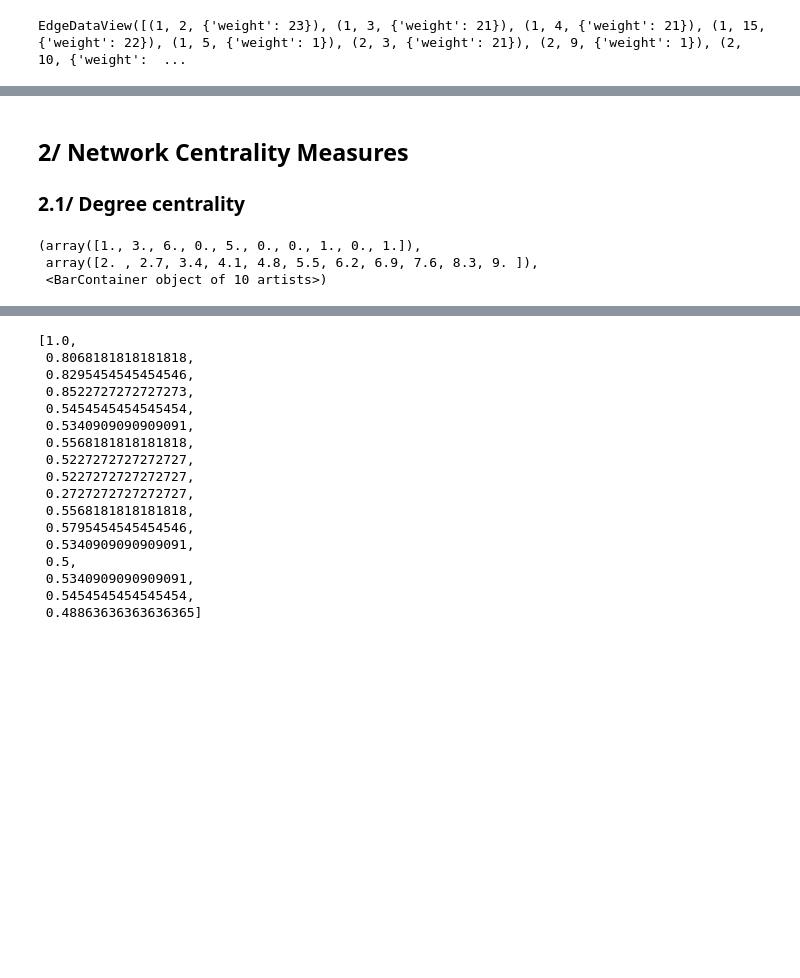
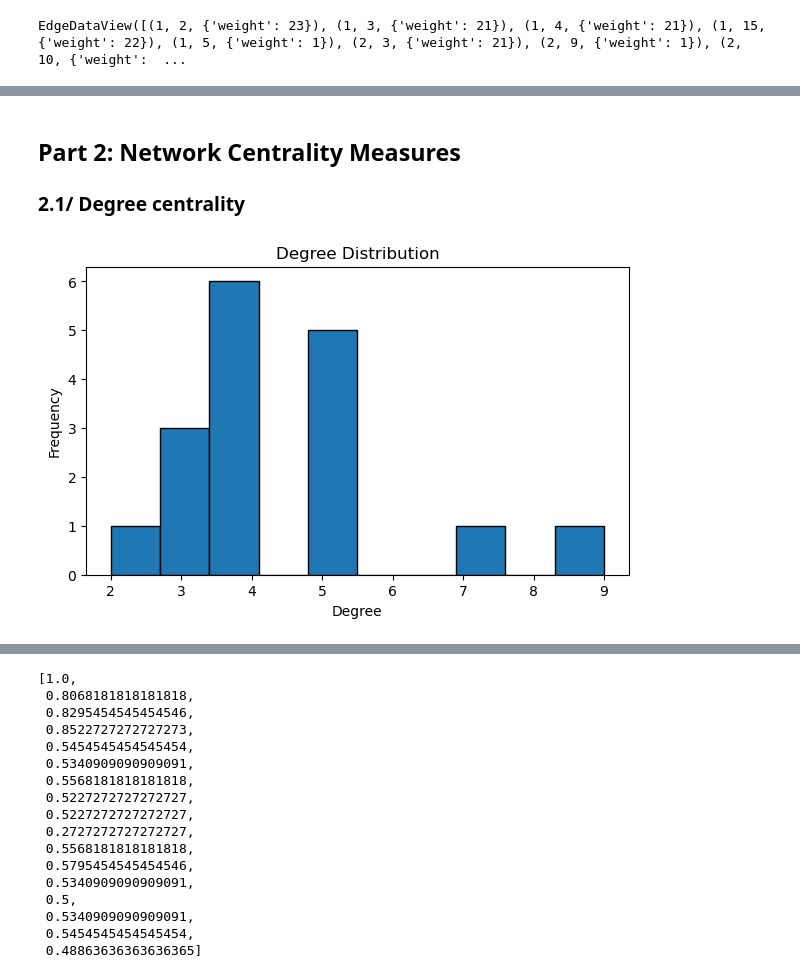
Before and after one commit to NSLab-CUK/Graph-Mining-Spring-2026, a Jupyter notebook: W3/Practice_3.ipynb, the cells around one changed output, grey strips where cells are left out. Drawn from its saved outputs; the diff is of its cells as text; code cells hidden in the pictures; blank space fills up the shorter version.

```diff
--- a/W3/Practice_3.ipynb
+++ b/W3/Practice_3.ipynb
@@ -70,16 +68,19 @@ plt.show()
 # %% [markdown]
-## 2/ Network Centrality Measures
+## Part 2: Network Centrality Measures
 ### 2.1/ Degree centrality
 # %%
-#Degree plot for undirected and weighted graph
+# Degree plot for undirected and weighted graph
 degrees = [G.degree(n) for n in G.nodes()]
 
-#degrees = [G.degree(n, weight='weight') for n in G.nodes()]
-plt.hist(degrees)
+# degrees = [G.degree(n, weight='weight') for n in G.nodes()]
+plt.figure(figsize=(7, 4))
+plt.hist(degrees, bins=10, edgecolor='black')
+plt.title('Degree Distribution')
+plt.xlabel('Degree')
+plt.ylabel('Frequency')
+plt.show()
 # %% [output]
-(array([1., 3., 6., 0., 5., 0., 0., 1., 0., 1.]),
- array([2. , 2.7, 3.4, 4.1, 4.8, 5.5, 6.2, 6.9, 7.6, 8.3, 9. ]),
- <BarContainer object of 10 artists>)
+[figure, added]
 # %%
 degree_sequence = sorted([d for n, d in G.degree(weight='weight')], reverse=True)
 plt.loglog(degree_sequence,marker='*')
```
Also changed, not shown: parts of 7 cells of this notebook, 1 other file.
